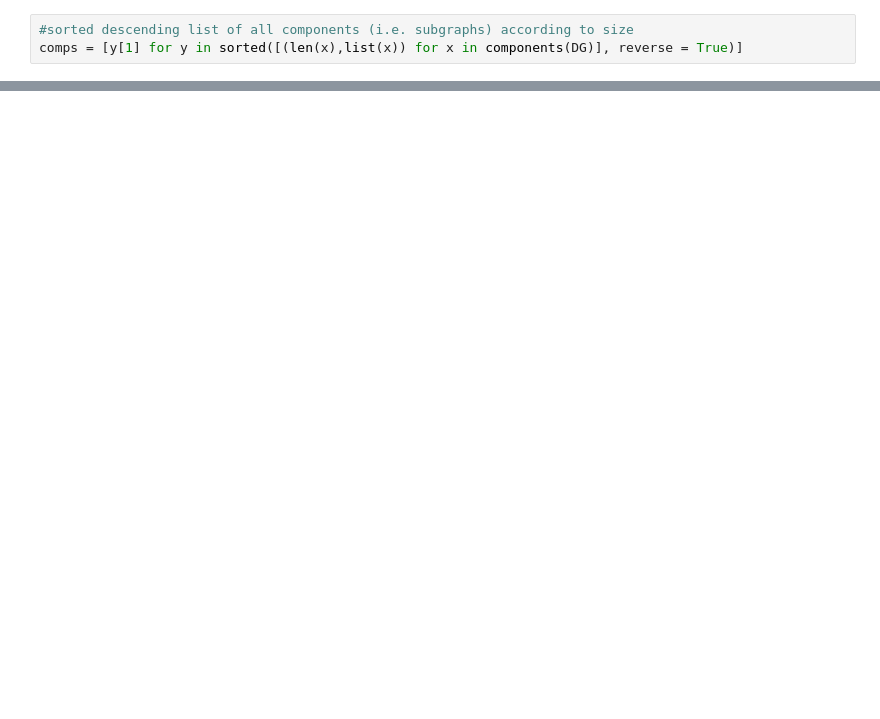
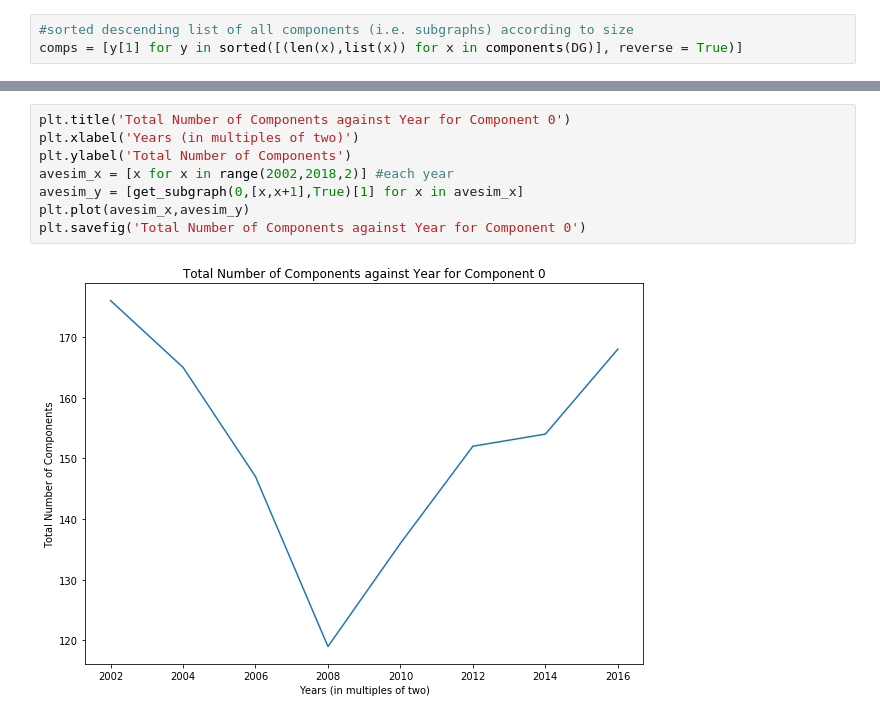
Before and after one commit to jzh001/Social-Network-Structure-in-Common-Interest-Communities, a Jupyter notebook: notebook.ipynb, the cells around one changed output, grey strips where cells are left out. Cells and saved outputs as stored; diff of their text form; blank space fills up the shorter version.

```diff
--- a/notebook.ipynb
+++ b/notebook.ipynb
@@ -564,0 +577,10 @@ Mean Similarity =  0.52
+# %%
+plt.title('Total Number of Components against Year for Component 0')
+plt.xlabel('Years (in multiples of two)')
+plt.ylabel('Total Number of Components')
+avesim_x = [x for x in range(2002,2018,2)] #each year
+avesim_y = [get_subgraph(0,[x,x+1],True)[1] for x in avesim_x]
+plt.plot(avesim_x,avesim_y)
+plt.savefig('Total Number of Components against Year for Component 0')
+# %% [output]
+[figure, added]
```
Also changed, not shown: parts of 15 cells of this notebook.
